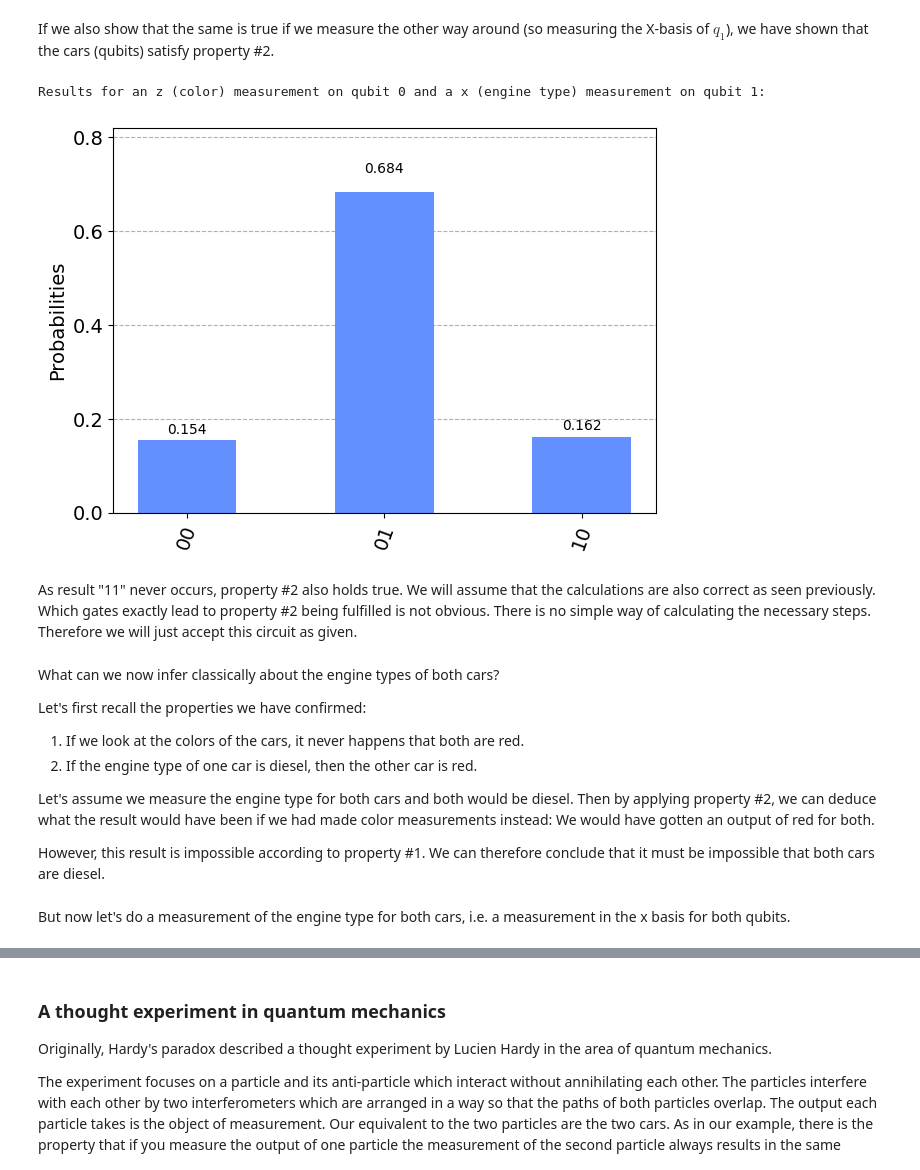
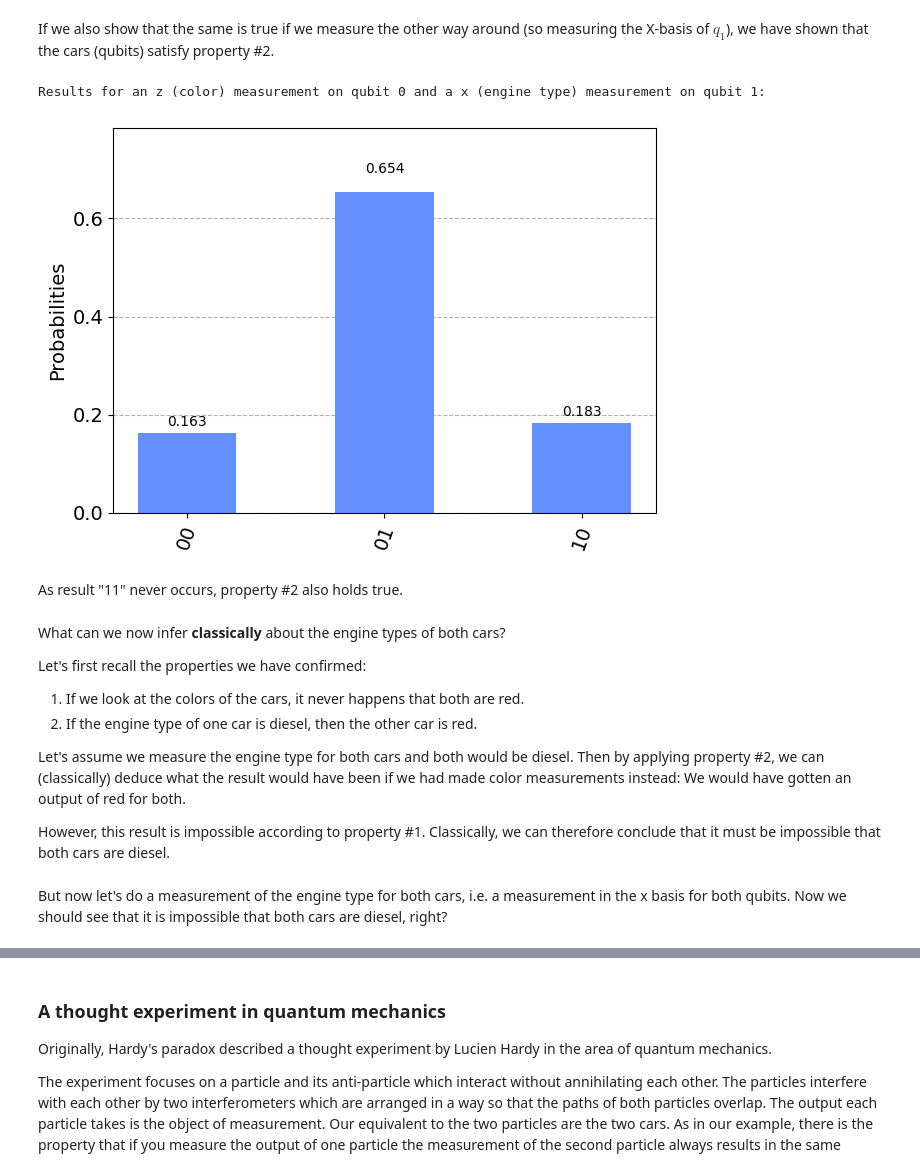
Before and after one commit to JanLahmann/Fun-with-Quantum, a Jupyter notebook: Hardys-Paradox.ipynb, the cells around one changed output, grey strips where cells are left out. Drawn from its saved outputs; the diff is of its cells as text; code cells hidden in the pictures.

```diff
--- a/Hardys-Paradox.ipynb
+++ b/Hardys-Paradox.ipynb
@@ -103,6 +105,7 @@ measurementsZZ.measure(q[0],c[0])
 measurementsZZ.measure(q[1],c[1])
 qc = qc_hardy.compose(measurementsZZ, inplace=False)
 print('Results for two z (=color) measurements:')
-plot_histogram(execute(qc,Aer.get_backend('qasm_simulator')).result().get_counts())
+simulator = Aer.get_backend('qasm_simulator')
+plot_histogram(execute(qc,simulator).result().get_counts())
 # %% [output]
 Results for two z (=color) measurements:
@@ -147,32 +152,31 @@ If we also show that the same is true if we measure the other way around (so mea
 # %%
 measurementsZX = QuantumCircuit(q,c)
 # z measurement on qubit 0
 measurementsZX.measure(q[0],c[0])
 # x measurement on qubit 1
 measurementsZX.h(q[1])
 measurementsZX.measure(q[1],c[1])
 qc = qc_hardy.compose(measurementsZX, inplace=False)
 print('Results for an z (color) measurement on qubit 0 and a x (engine type) measurement on qubit 1:')
-plot_histogram(execute(qc,Aer.get_backend('qasm_simulator')).result().get_counts())
+plot_histogram(execute(qc,simulator).result().get_counts())
 # %% [output]
 Results for an z (color) measurement on qubit 0 and a x (engine type) measurement on qubit 1:
-[figure, old version]
+[figure, new version]
-# %% [markdown]
-As result "11" never occurs, property #2 also holds true. We will assume that the calculations are also correct as seen previously.
-Which gates exactly lead to property #2 being fulfilled is not obvious. There is no simple way of calculating the necessary steps. Therefore we will just accept this circuit as given.
+# %% [markdown]
+As result "11" never occurs, property #2 also holds true.
 # %% [markdown]
-What can we now infer classically about the engine types of both cars?
+What can we now infer **classically** about the engine types of both cars?
 
 Let's first recall the properties we have confirmed:
 
 1. If we look at the colors of the cars, it never happens that both are red.
 2. If the engine type of one car is diesel, then the other car is red.
 
-Let's assume we measure the engine type for both cars and both would be diesel. Then by applying property #2, we can deduce what the result would have been if we had made color measurements instead: We would have gotten an output of red for both.
+Let's assume we measure the engine type for both cars and both would be diesel. Then by applying property #2, we can (classically) deduce what the result would have been if we had made color measurements instead: We would have gotten an output of red for both.
 
-However, this result is impossible according to property #1. We can therefore conclude that it must be impossible that both cars are diesel.
+However, this result is impossible according to property #1. Classically, we can therefore conclude that it must be impossible that both cars are diesel.
 # %% [markdown]
-But now let's do a measurement of the engine type for both cars, i.e. a measurement in the x basis for both qubits.
+But now let's do a measurement of the engine type for both cars, i.e. a measurement in the x basis for both qubits. Now we should see that it is impossible that both cars are diesel, right?
 # %%
 measurementsXX = QuantumCircuit(q,c)
 measurementsXX.h(q[0])
```
Also changed, not shown: parts of 24 cells of this notebook, 2 other files.
